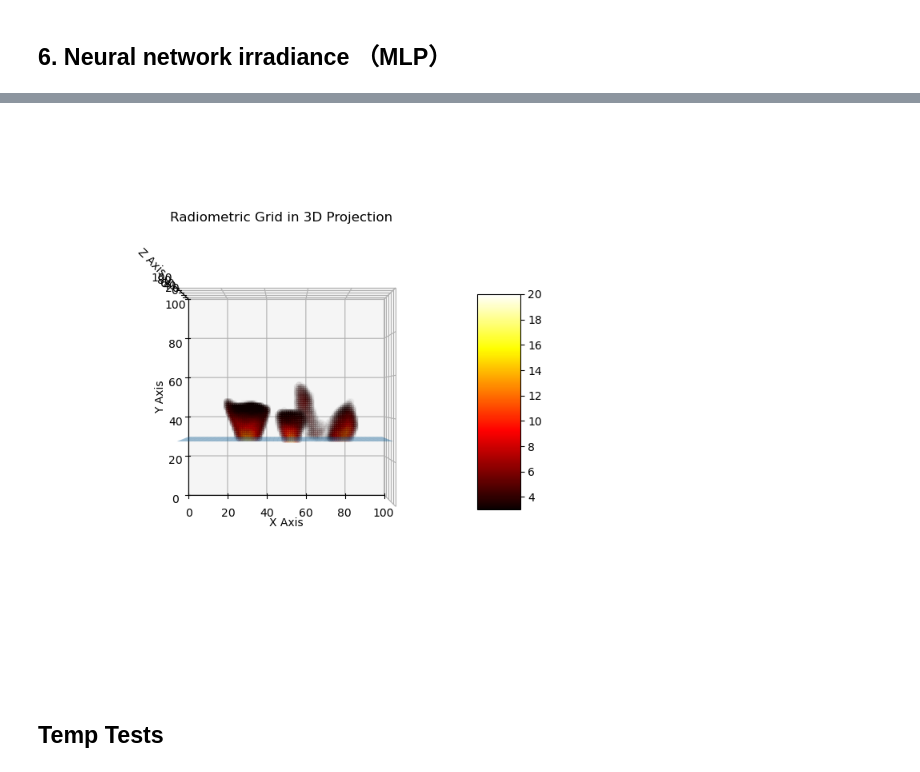
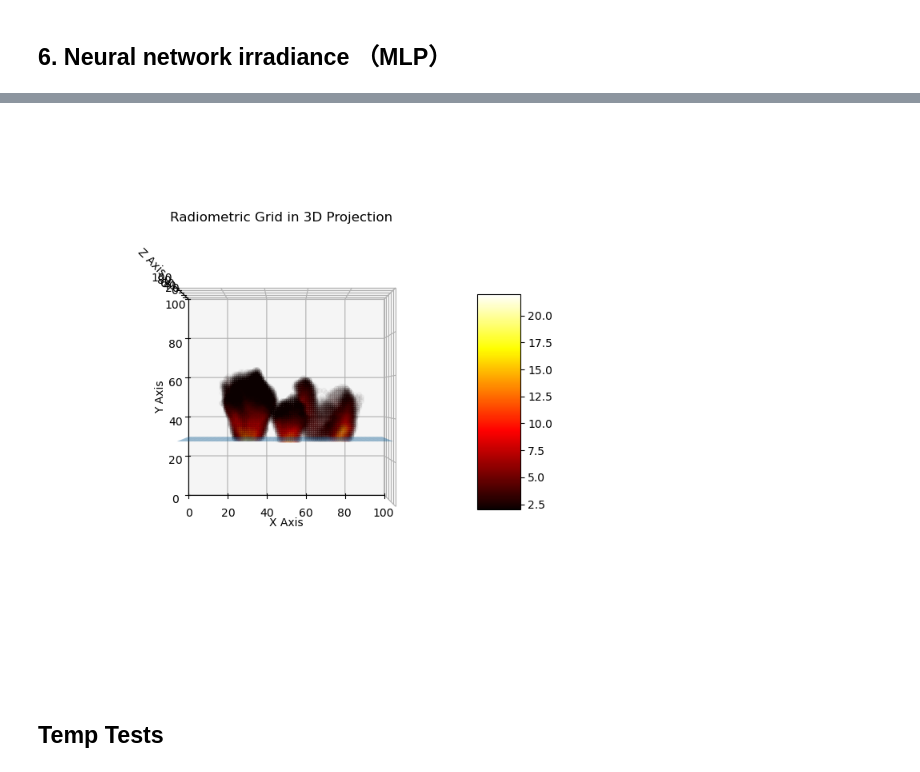
Before and after one commit to swirling-wind/Eikonal-Voxel-Rendering, a Jupyter notebook: main.ipynb, the cells around one changed output, grey strips where cells are left out. Saved outputs shown, nothing was run; the diff lists cells and outputs as text; code cells hidden in the pictures.

```diff
--- a/main.ipynb
+++ b/main.ipynb
@@ -301,7 +305,7 @@ torch.mean(irradiance_grid), torch.max(irradiance_grid)
 # %% [output]
 (tensor(1.0569, device='cuda:0'), tensor(36., device='cuda:0'))
 # %%
-def show_radiometric_grid_3d(radiometric_grid: torch.Tensor, threshold=3, only_above_floor=True):
+def show_radiometric_grid_3d(radiometric_grid: torch.Tensor, threshold=3.0, only_above_floor=True):
     from matplotlib.colors import Normalize
     from matplotlib.cm import ScalarMappable
 
@@ -344,5 +348,5 @@ def show_radiometric_grid_3d(radiometric_grid: torch.Tensor, threshold=3, only_a
     fig.colorbar(mappable, ax=ax, shrink=0.5, aspect=5)  # Add colorbar
     plt.show()
 
-show_radiometric_grid_3d(irradiance_grid, threshold=3, only_above_floor=True)
+show_radiometric_grid_3d(irradiance_grid, threshold=2, only_above_floor=True)
 # %% [output]
@@ -354,18 +358,23 @@ torch.Size([100, 100, 100])
 # %% [markdown]
 ## 6. Neural network irradiance （MLP）
 # %%
+SEED = 42
+
 class IrradianceNet(nn.Module):
     def __init__(self):
         super(IrradianceNet, self).__init__()
         self.model = nn.Sequential(
-            nn.Linear(3, 256),  # 输入维度改为3
+            nn.Linear(3, 512),
             nn.ReLU(),
-            nn.Linear(256, 512),
+            nn.Linear(512, 1024),
             nn.ReLU(),
-            nn.Linear(512, 256),
+            nn.Linear(1024, 512),
             nn.ReLU(),
-            nn.Linear(256, 1)
+            nn.Linear(512, 1)
         )
+        for m in self.modules():
+            if isinstance(m, nn.Linear):
+                nn.init.xavier_uniform_(m.weight)
 
     def forward(self, x):
         return self.model(x).squeeze()
@@ -382,6 +391,7 @@ def prepare_data(irradiance: torch.Tensor, train_ratio=0.95) -> tuple[torch.Tens
     targets = torch.tensor(targets, dtype=torch.float32).to(device)
 
     # Random shuffle
+    torch.manual_seed(SEED)
     indices = torch.randperm(len(inputs))
     inputs = inputs[indices]
     targets = targets[indices]
@@ -394,9 +404,11 @@ def prepare_data(irradiance: torch.Tensor, train_ratio=0.95) -> tuple[torch.Tens
     return train_inputs, val_inputs, train_targets, val_targets
 
 def train_model(model: IrradianceNet, train_inputs: torch.Tensor, val_inputs: torch.Tensor, train_targets: torch.Tensor, val_targets: torch.Tensor,
-                num_epochs=200, batch_size=8192, patience=400):
+                num_epochs=400, batch_size=1024, patience=400):
+    torch.cuda.empty_cache()
+
     criterion = nn.MSELoss()
-    optimizer = torch.optim.Adam(model.parameters(), lr=0.01)
+    optimizer = torch.optim.Adam(model.parameters(), lr=0.001)
 
     best_val_loss = float('inf')
     epochs_no_improve = 0
@@ -436,6 +448,7 @@ def train_model(model: IrradianceNet, train_inputs: torch.Tensor, val_inputs: to
 
     assert best_model is not None
     model.load_state_dict(best_model)
+    torch.cuda.empty_cache()
     return model
 
 train_inputs, val_inputs, train_targets, val_targets = prepare_data(irradiance_grid)
@@ -455,21 +478,21 @@ Epoch [200/200], Train Loss: 0.2984, Val Loss: 0.3048
 # %%
 def generate_irradiance_field_3d(model: IrradianceNet, size=100) -> torch.Tensor:
     x = np.arange(size)
     y = np.arange(size)
     z = np.arange(size)
     X, Y, Z = np.meshgrid(x, y, z)
     coords = np.stack((X, Y, Z), axis=-1).reshape(-1, 3)
     with torch.no_grad():
         inputs = torch.tensor(coords, dtype=torch.float32, device=device)
         predictions = model(inputs)
 
     return predictions.reshape(size, size, size)
 
 
 predicted_irradiance = generate_irradiance_field_3d(model)
-show_radiometric_grid_3d(predicted_irradiance, threshold=3, only_above_floor=True)
+show_radiometric_grid_3d(predicted_irradiance, threshold=2, only_above_floor=True)
 # %% [output]
-[figure, old version]
+[figure, new version]
 # %% [markdown]
 ## Temp Tests
 # %%
```
Also changed, not shown: parts of 4 cells of this notebook.
